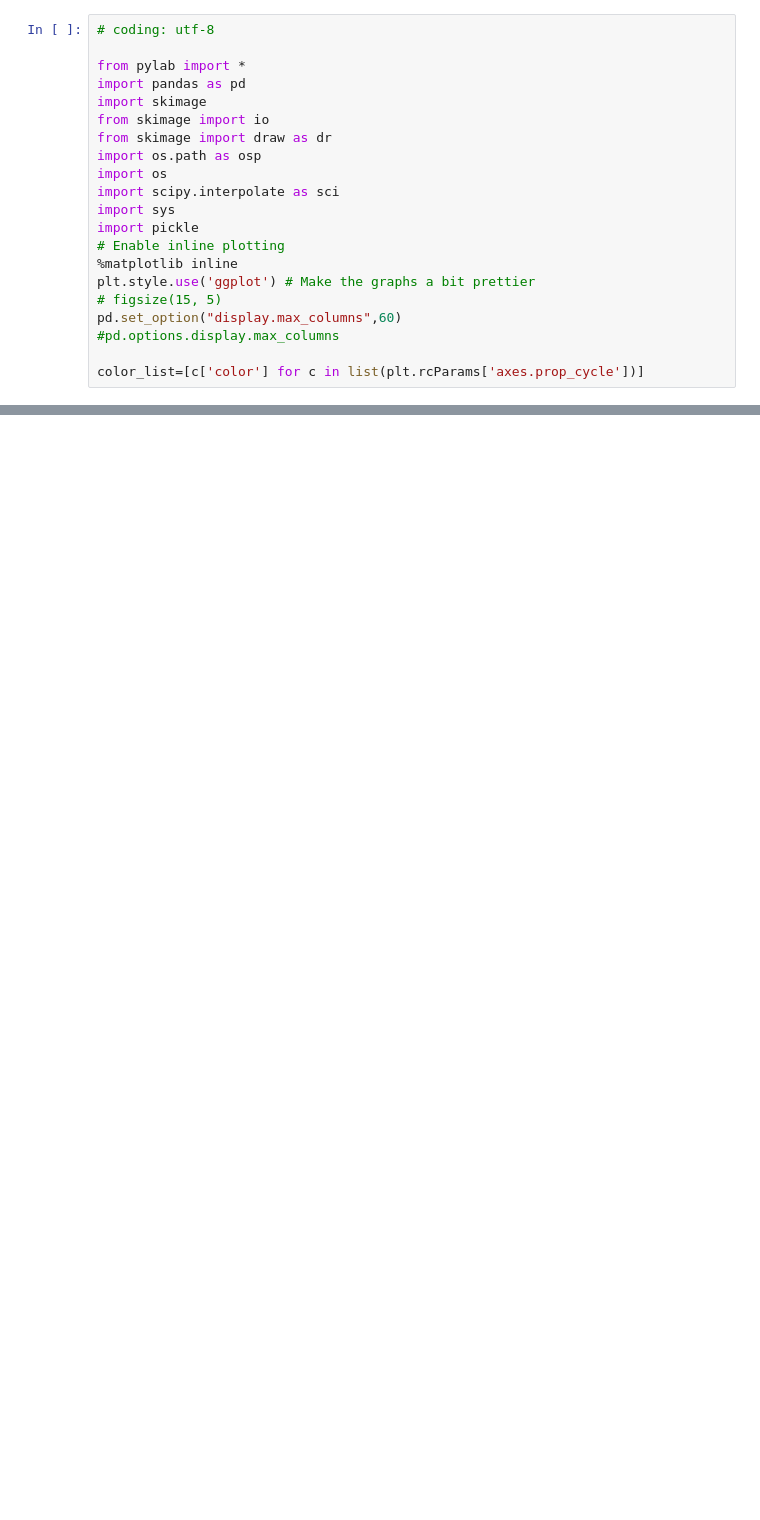
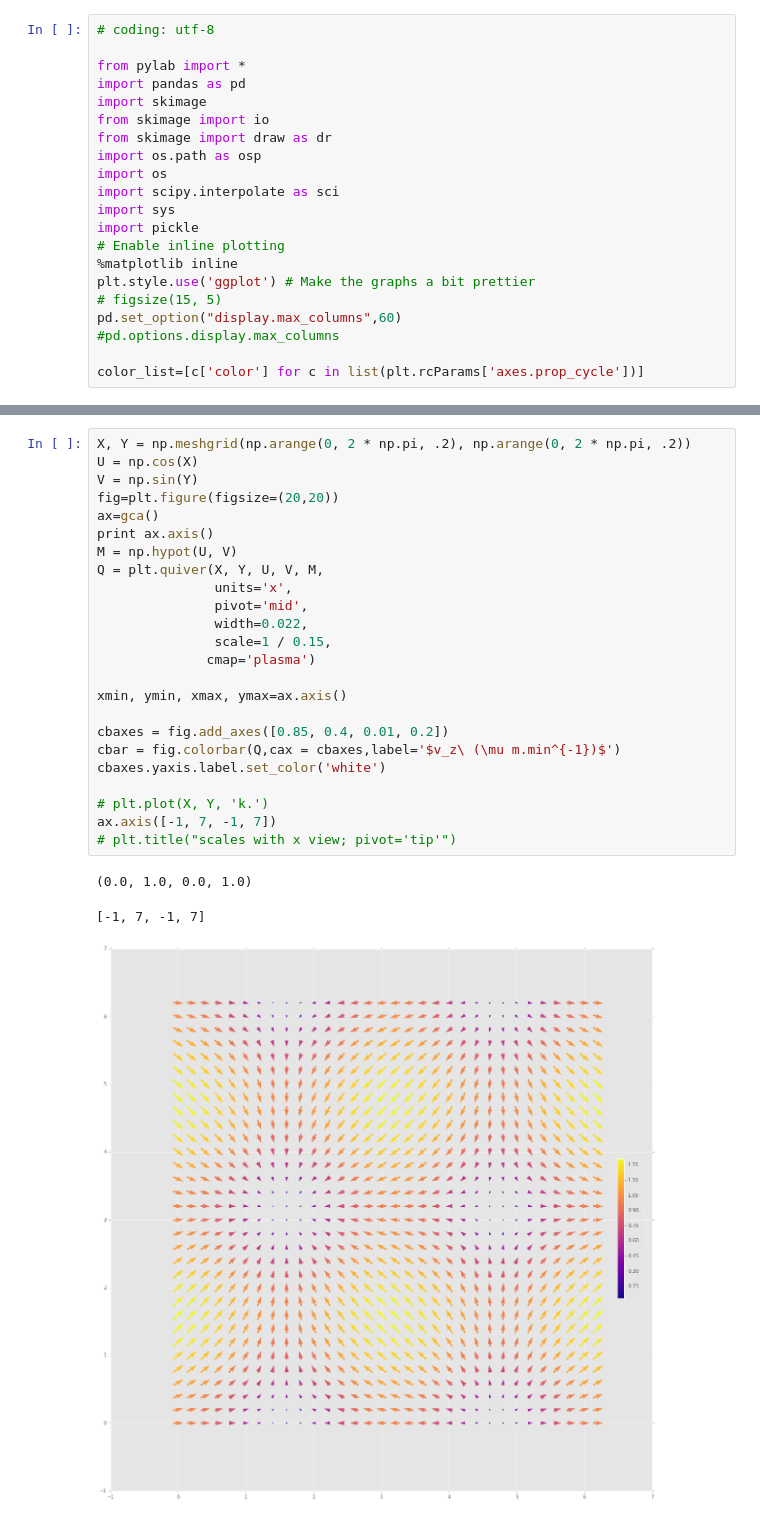
Before and after one commit to amichaut/track_analysis, a Jupyter notebook: analyze_traj.ipynb, the cells around one changed output, grey strips where cells are left out. Drawn from its saved outputs; the diff is of its cells as text; blank space fills up the shorter version.

```diff
--- a/analyze_traj.ipynb
+++ b/analyze_traj.ipynb
@@ -255,0 +272,28 @@ df
+# %%
+X, Y = np.meshgrid(np.arange(0, 2 * np.pi, .2), np.arange(0, 2 * np.pi, .2))
+U = np.cos(X)
+V = np.sin(Y)
+fig=plt.figure(figsize=(20,20))
+ax=gca()
+print ax.axis()
+M = np.hypot(U, V)
+Q = plt.quiver(X, Y, U, V, M,
+               units='x',
+               pivot='mid',
+               width=0.022,
+               scale=1 / 0.15,
+              cmap='plasma')
+
+xmin, ymin, xmax, ymax=ax.axis()
+
+cbaxes = fig.add_axes([0.85, 0.4, 0.01, 0.2])
+cbar = fig.colorbar(Q,cax = cbaxes,label='$v_z\ (\mu m.min^{-1})$')
+cbaxes.yaxis.label.set_color('white')
+
+# plt.plot(X, Y, 'k.')
+ax.axis([-1, 7, -1, 7])
+# plt.title("scales with x view; pivot='tip'")
+# %% [output]
+(0.0, 1.0, 0.0, 1.0)
+[-1, 7, -1, 7]
+[figure, added]
```
Also changed, not shown: parts of 14 cells of this notebook, 3 other files.
